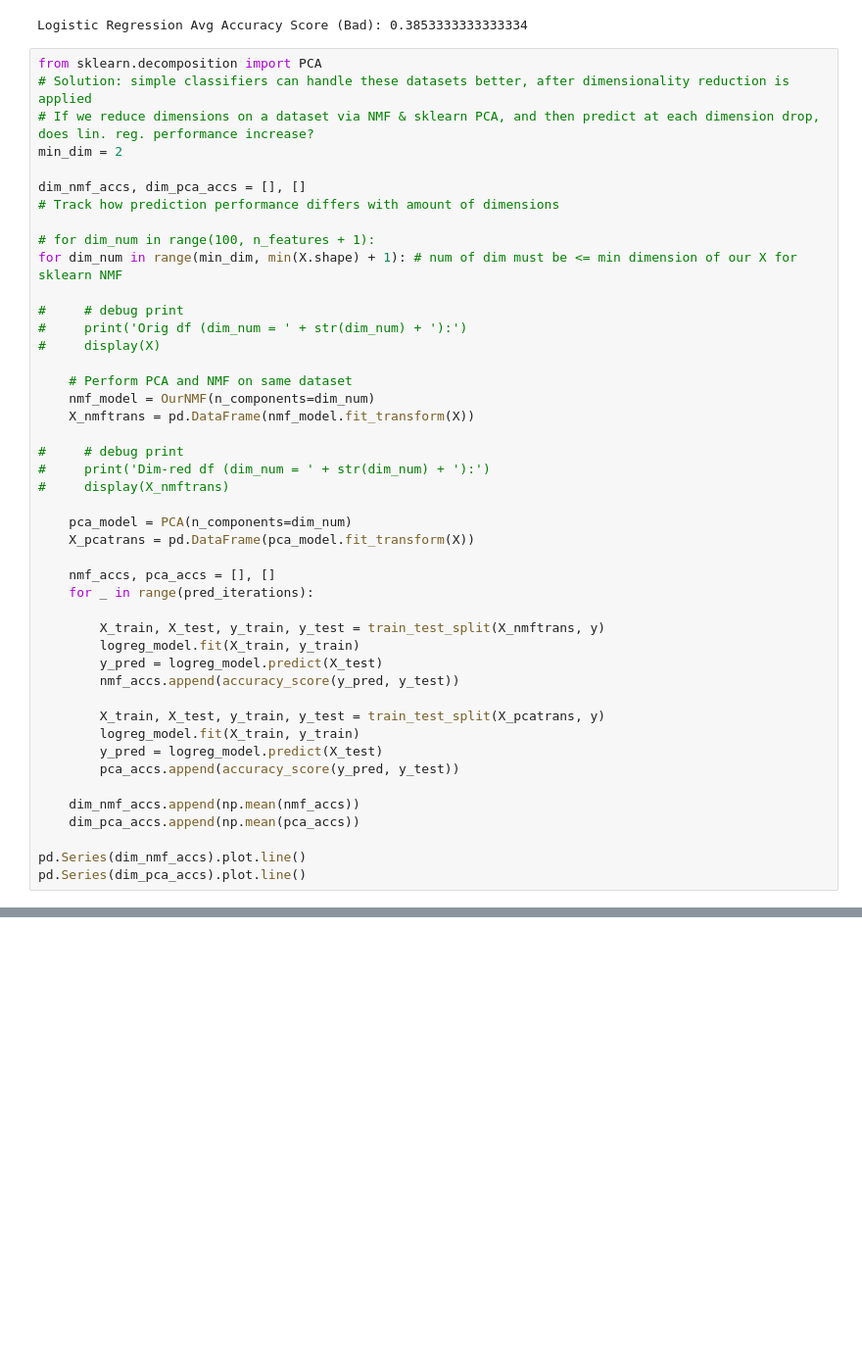
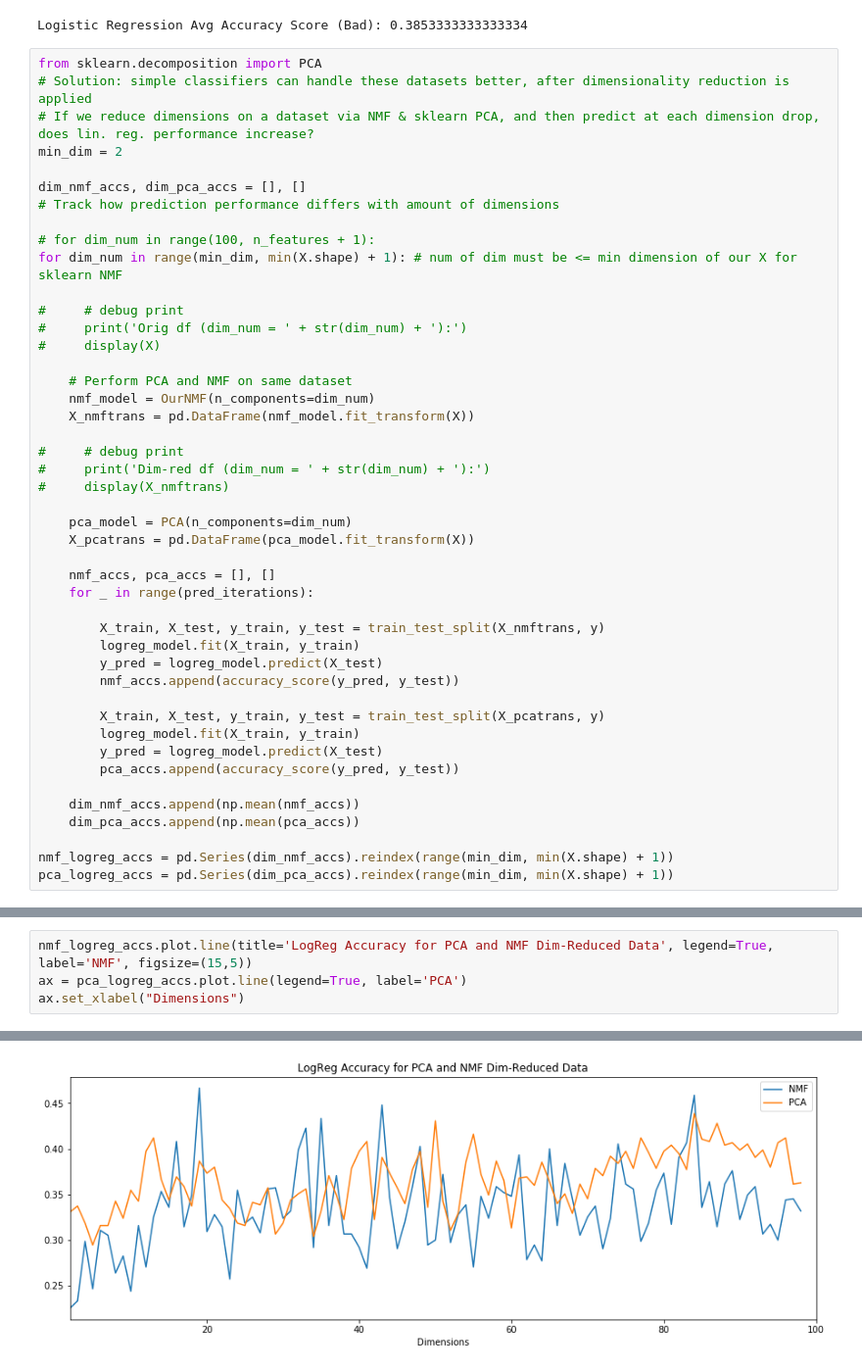
Before and after one commit to QColeman97/NMF-All-Stars, a Jupyter notebook: NMF_final.ipynb, the cells around one changed output, grey strips where cells are left out. Shown: that part at 98% size. Saved outputs shown, nothing was run; the diff lists cells and outputs as text; blank space fills up the shorter version.

```diff
--- a/NMF_final.ipynb
+++ b/NMF_final.ipynb
@@ -277,5 +276,5 @@ for dim_num in range(min_dim, min(X.shape) + 1): # num of dim must be <= min dim
     dim_nmf_accs.append(np.mean(nmf_accs))
     dim_pca_accs.append(np.mean(pca_accs))
 
-pd.Series(dim_nmf_accs).plot.line()
-pd.Series(dim_pca_accs).plot.line()
+nmf_logreg_accs = pd.Series(dim_nmf_accs).reindex(range(min_dim, min(X.shape) + 1))
+pca_logreg_accs = pd.Series(dim_pca_accs).reindex(range(min_dim, min(X.shape) + 1))
@@ -283,0 +281,5 @@ ValueError: Classification metrics can't handle a mix of continuous and multicla
+# %%
+nmf_logreg_accs.plot.line(title='LogReg Accuracy for PCA and NMF Dim-Reduced Data', legend=True, label='NMF', figsize=(15,5))
+ax = pca_logreg_accs.plot.line(legend=True, label='PCA')
+ax.set_xlabel("Dimensions")
+# %% [output]
@@ -283,0 +287 @@ ValueError: Classification metrics can't handle a mix of continuous and multicla
+[figure, added]
```
Also changed, not shown: parts of 3 cells of this notebook.
